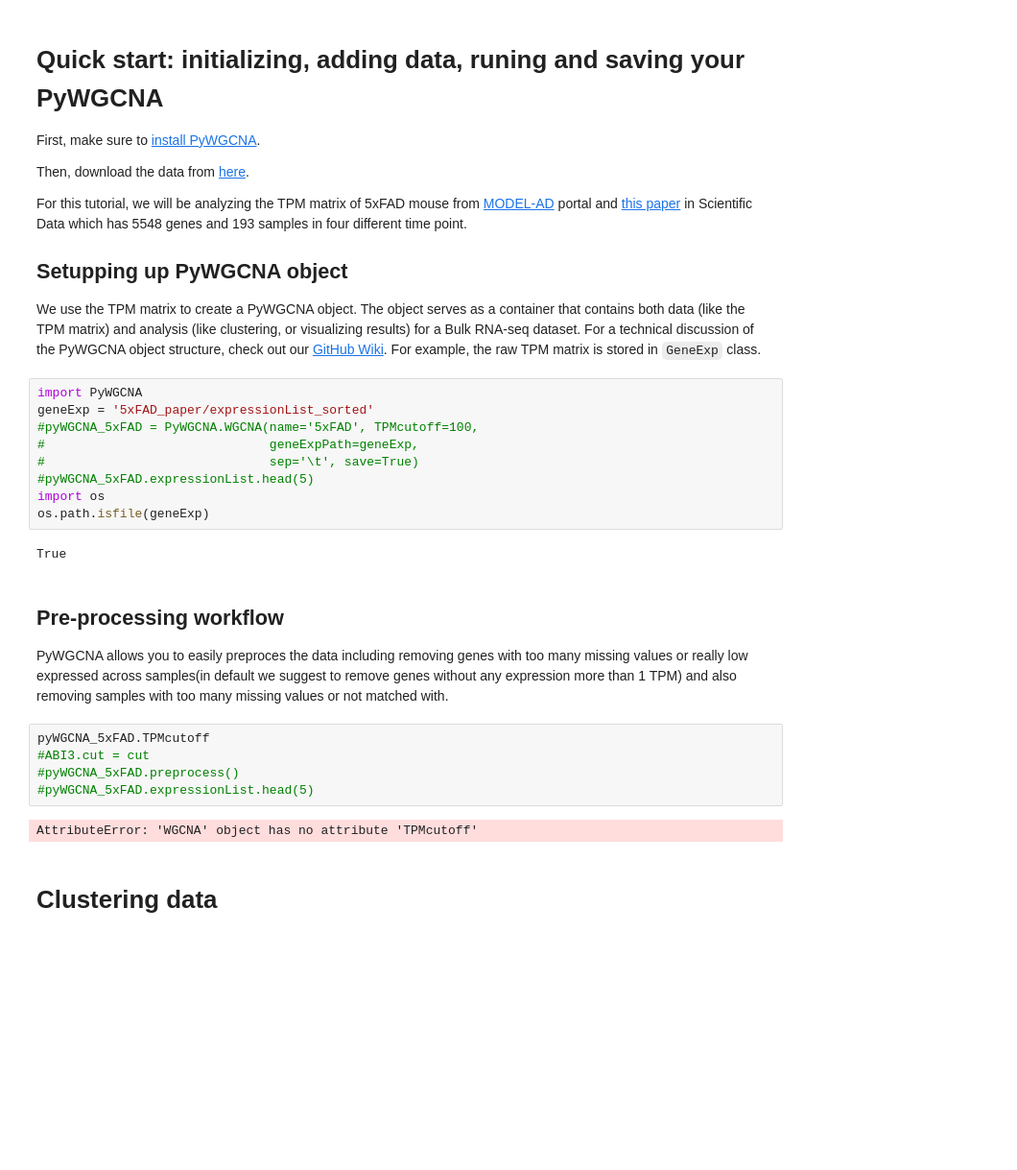
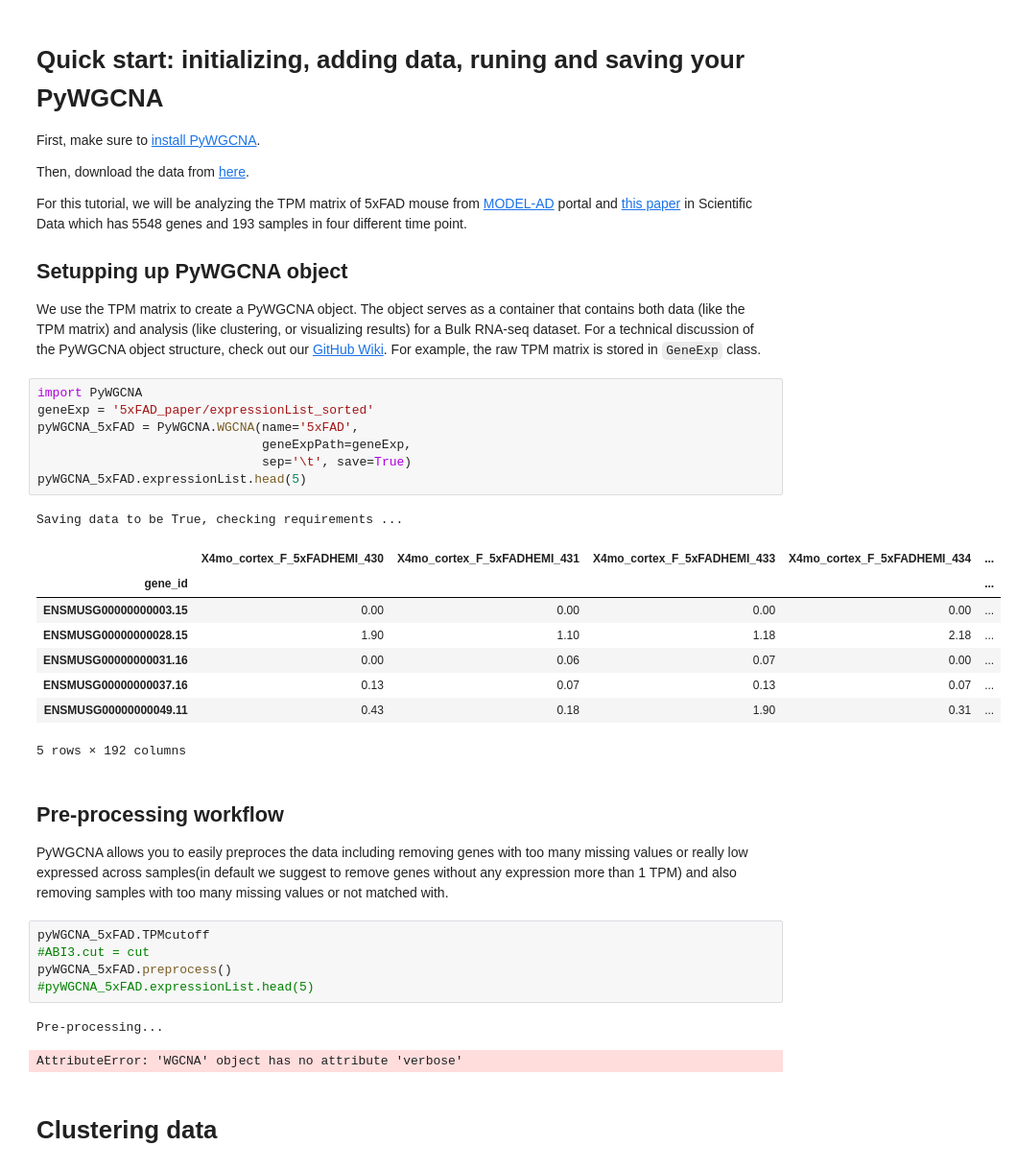
Before and after one commit to mortazavilab/PyWGCNA, a Jupyter notebook: tutorials/Quick Start.ipynb, the cells around one changed output. Shown at 96% size. Drawn from its saved outputs; the diff is of its cells as text; blank space fills up the shorter version.

Commit message:
remove verbos var

```diff
--- a/tutorials/Quick Start.ipynb
+++ b/tutorials/Quick Start.ipynb
@@ -13,14 +13,20 @@ We use the TPM matrix to create a PyWGCNA object. The object serves as a contain
 # %%
 import PyWGCNA
 geneExp = '5xFAD_paper/expressionList_sorted'
-#pyWGCNA_5xFAD = PyWGCNA.WGCNA(name='5xFAD', TPMcutoff=100,
-#                              geneExpPath=geneExp,
-#                              sep='\t', save=True)
-#pyWGCNA_5xFAD.expressionList.head(5)
-import os
-os.path.isfile(geneExp)
+pyWGCNA_5xFAD = PyWGCNA.WGCNA(name='5xFAD',
+                              geneExpPath=geneExp,
+                              sep='\t', save=True)
+pyWGCNA_5xFAD.expressionList.head(5)
 # %% [output]
-True
+Saving data to be True, checking requirements ...
+|  | X4mo_cortex_F_5xFADHEMI_430 | X4mo_cortex_F_5xFADHEMI_431 | X4mo_cortex_F_5xFADHEMI_433 | X4mo_cortex_F_5xFADHEMI_434 | ... |
+| gene_id |  |  |  |  | ... |
+| ENSMUSG00000000003.15 | 0.00 | 0.00 | 0.00 | 0.00 | ... |
+| ENSMUSG00000000028.15 | 1.90 | 1.10 | 1.18 | 2.18 | ... |
+| ENSMUSG00000000031.16 | 0.00 | 0.06 | 0.07 | 0.00 | ... |
+| ENSMUSG00000000037.16 | 0.13 | 0.07 | 0.13 | 0.07 | ... |
+| ENSMUSG00000000049.11 | 0.43 | 0.18 | 1.90 | 0.31 | ... |
+5 rows × 192 columns
 # %% [markdown]
 ## Pre-processing workflow
 
@@ -28,10 +34,11 @@ PyWGCNA allows you to easily preproces the data including removing genes with to
 # %%
 pyWGCNA_5xFAD.TPMcutoff
 #ABI3.cut = cut
-#pyWGCNA_5xFAD.preprocess()
+pyWGCNA_5xFAD.preprocess()
 #pyWGCNA_5xFAD.expressionList.head(5)
 # %% [output]
-AttributeError: 'WGCNA' object has no attribute 'TPMcutoff'
+Pre-processing...
+AttributeError: 'WGCNA' object has no attribute 'verbose'
 # %% [markdown]
 # Clustering data
 # %%
```
Also changed, not shown: 2 other files.
